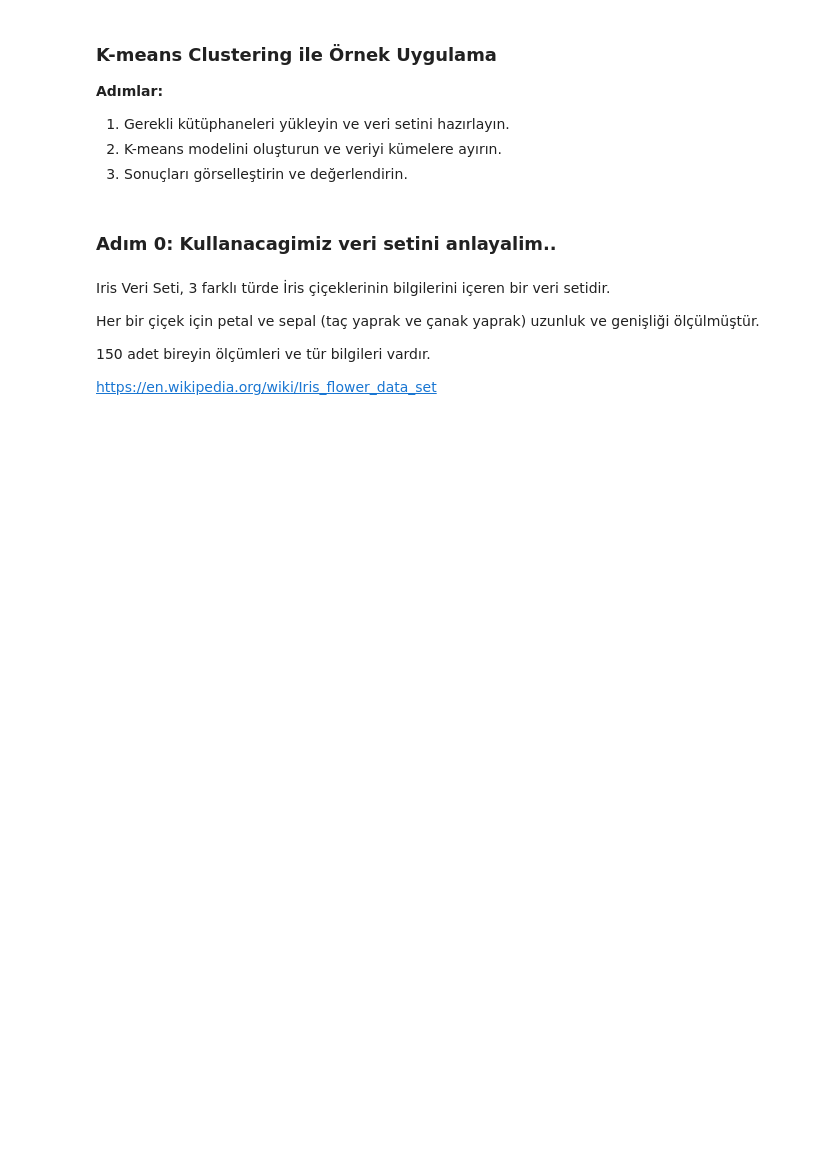
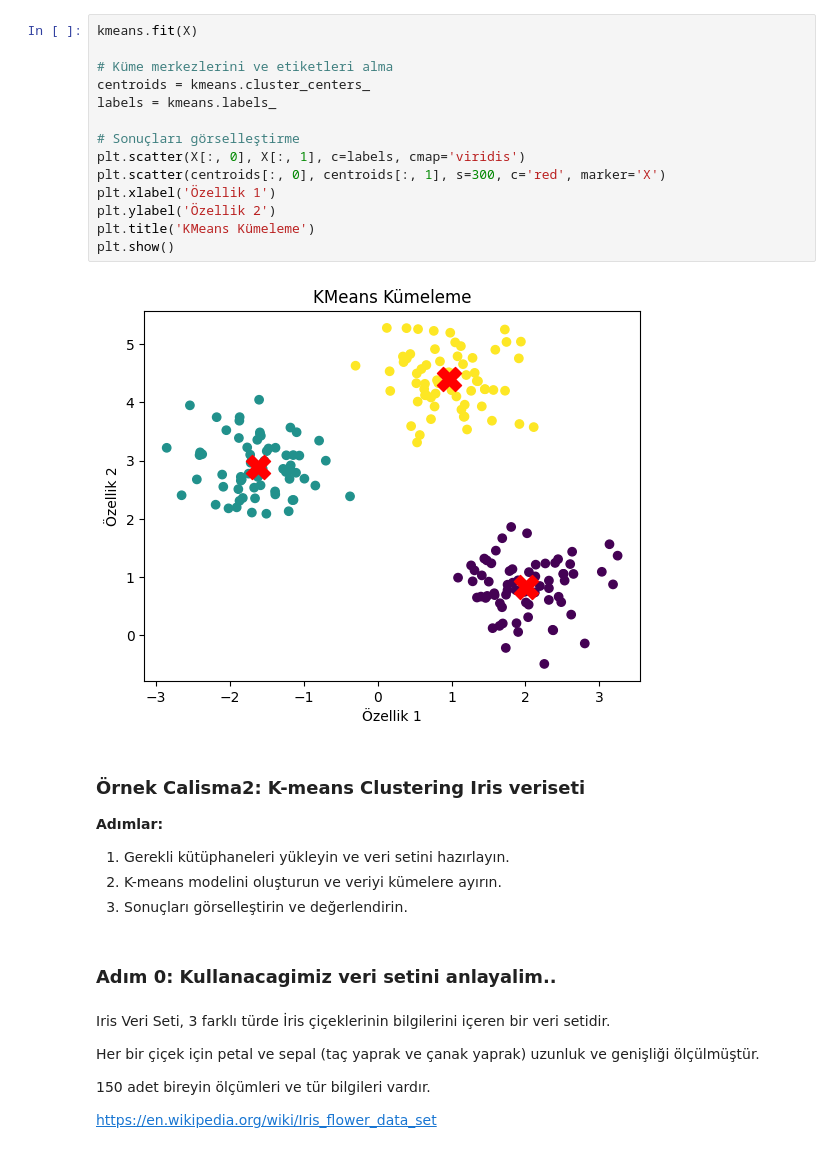
Before and after one commit to tripledoubleE/Gelecek-Hayalim, a Jupyter notebook: AI101/k_means_clustering.ipynb, the cells around one changed output. Cells and saved outputs as stored; diff of their text form; blank space fills up the shorter version.

```diff
--- a/AI101/k_means_clustering.ipynb
+++ b/AI101/k_means_clustering.ipynb
@@ -1,5 +132,21 @@
+# %%
+kmeans.fit(X)
+
+# Küme merkezlerini ve etiketleri alma
+centroids = kmeans.cluster_centers_
+labels = kmeans.labels_
+
+# Sonuçları görselleştirme
+plt.scatter(X[:, 0], X[:, 1], c=labels, cmap='viridis')
+plt.scatter(centroids[:, 0], centroids[:, 1], s=300, c='red', marker='X')
+plt.xlabel('Özellik 1')
+plt.ylabel('Özellik 2')
+plt.title('KMeans Kümeleme')
+plt.show()
+# %% [output]
+[figure, added]
 # %% [markdown]
-### K-means Clustering ile Örnek Uygulama
+### Örnek Calisma2: K-means Clustering Iris veriseti
 
 **Adımlar:**
 1. Gerekli kütüphaneleri yükleyin ve veri setini hazırlayın.
```
Also changed, not shown: parts of 19 cells of this notebook.
